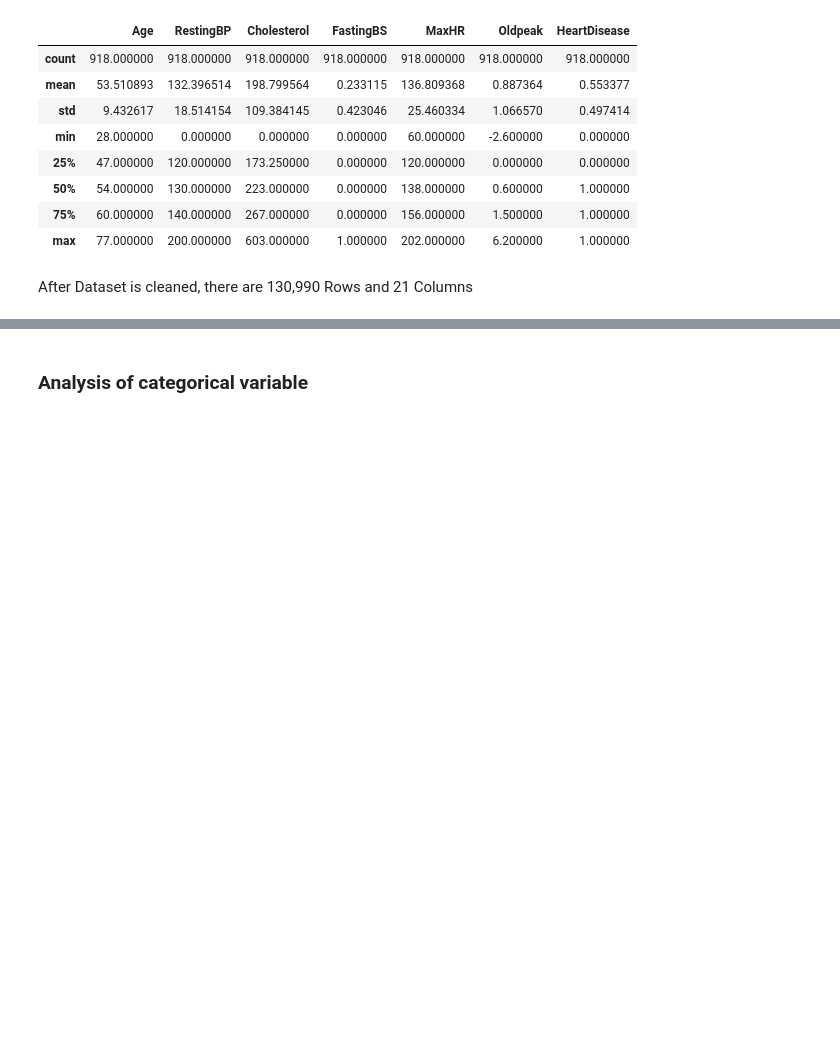
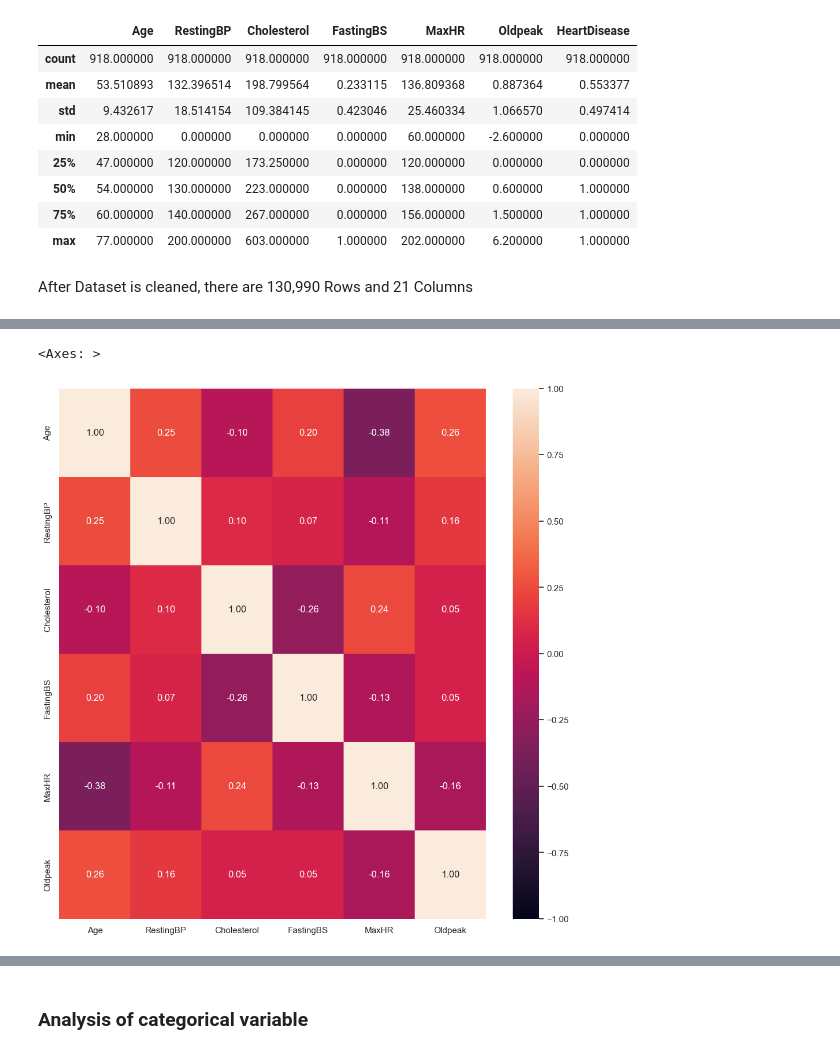
Before and after one commit to niclee1803/SC1015-Mini-Project, a Jupyter notebook: Assignment.ipynb, the cells around one changed output, grey strips where cells are left out. Drawn from its saved outputs; the diff is of its cells as text; code cells hidden in the pictures; blank space fills up the shorter version.

```diff
--- a/Assignment.ipynb
+++ b/Assignment.ipynb
@@ -148,3 +167,10 @@ Based on this box plot, we are able to see that the mean age for those who died
+# %%
+# Heatmap of the Correlation Matrix
+f = plt.figure(figsize=(12, 12))
+sb.heatmap(heart_num.corr(), vmin = -1, vmax = 1, annot = True, fmt = ".2f")
+# %% [output]
+<Axes: >
+[figure, added]
 # %%
 #Removing outliers outside of IQR
 def remove_outliers_IQR(df,colName):
```
Also changed, not shown: parts of 12 cells of this notebook.
